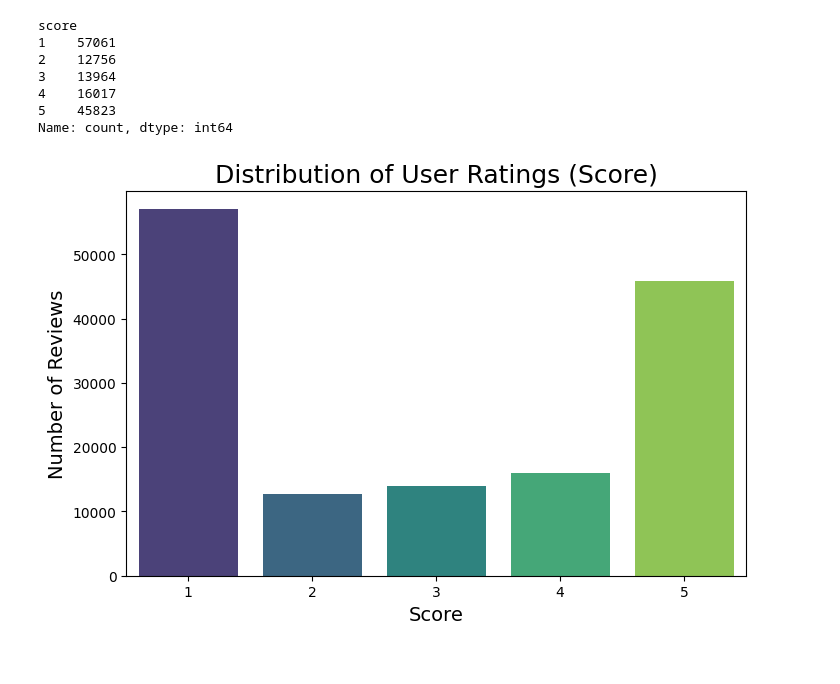
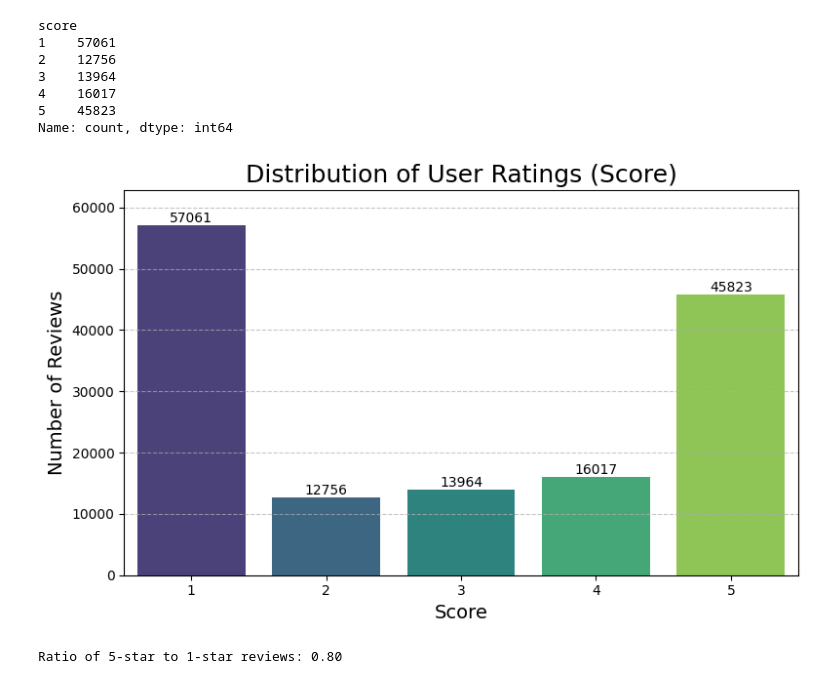
Before and after one commit to Jorayev-DS/netflix-app-reviews-eda, a Jupyter notebook: notebooks/reviews_eda.ipynb, the cells around one changed output. Saved outputs shown, nothing was run; the diff lists cells and outputs as text; code cells hidden in the pictures.

```diff
--- a/notebooks/reviews_eda.ipynb
+++ b/notebooks/reviews_eda.ipynb
@@ -87,5 +42,6 @@ np.int64(0)
 # %%
-df.drop(columns=['reviewCreatedVersion', 'appVersion'], inplace=True)
+cols_to_drop = ['reviewCreatedVersion', 'appVersion']
+df = df.drop(columns=cols_to_drop)
 df
 # %% [output]
 |  | reviewId | userName | content | score | thumbsUpCount | at |
@@ -122,20 +128,42 @@ score
 4    16017
 5    45823
 Name: count, dtype: int64
-# %%
-plt.figure(figsize=(8,5))
-colors = sns.color_palette("viridis", len(score_counts))
-sns.barplot(
-    x=score_counts.index,
-    y=score_counts.values,
-    hue=score_counts.index,
-    palette=colors,
-    dodge=False,
-    legend=False
-)
-plt.title("Distribution of User Ratings (Score)", size=18)
-plt.xlabel("Score", size=14)
-plt.ylabel("Number of Reviews", size=14)
-plt.show()
-# %% [output]
-[figure, removed]
+# %%
+score_df = score_counts.reset_index()
+score_df.columns = ['score', 'count']
+
+plt.figure(figsize=(8,5))
+colors = sns.color_palette("viridis", len(score_df))
+
+ax = sns.barplot(
+    data=score_df,
+    x='score',
+    y='count',
+    hue='score',
+    palette=colors,
+    dodge=False,
+    legend=False
+)
+for p in ax.patches:
+    ax.annotate(
+        f'{int(p.get_height())}',
+        (p.get_x() + p.get_width()/2., p.get_height()),
+        ha='center',
+        va='bottom',
+        fontsize=10
+    )
+
+plt.title("Distribution of User Ratings (Score)", size=18)
+plt.xlabel("Score", size=14)
+plt.ylabel("Number of Reviews", size=14)
+plt.ylim(0, score_df['count'].max()*1.1)
+plt.grid(axis='y', linestyle='--', alpha=0.7)
+plt.tight_layout()
+plt.show()
+# %% [output]
+[figure, added]
+# %%
+high_low_ratio = score_counts[5] / score_counts[1]
+print(f"Ratio of 5-star to 1-star reviews: {high_low_ratio:.2f}")
+# %% [output]
+Ratio of 5-star to 1-star reviews: 0.80
```
Also changed, not shown: parts of 19 cells of this notebook.
